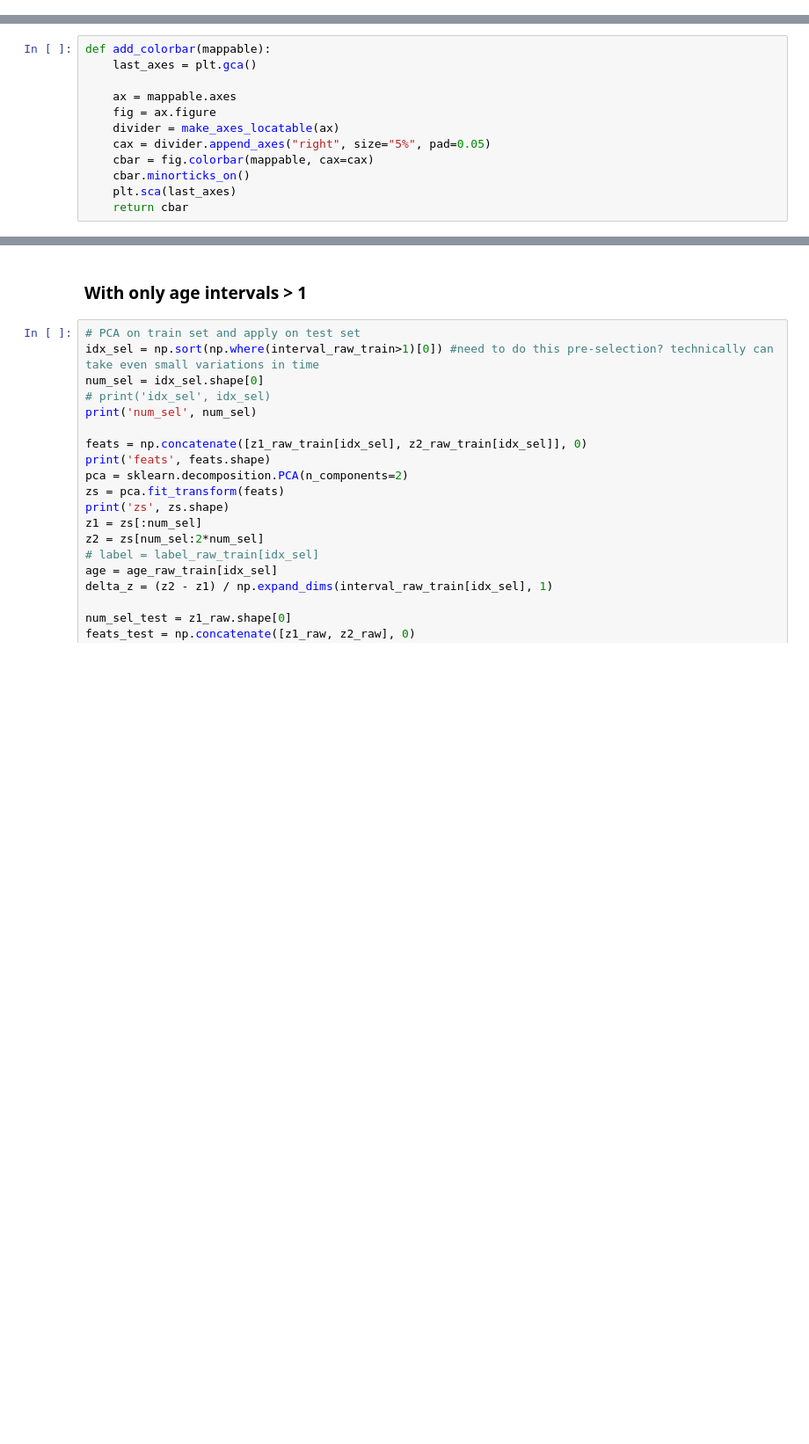
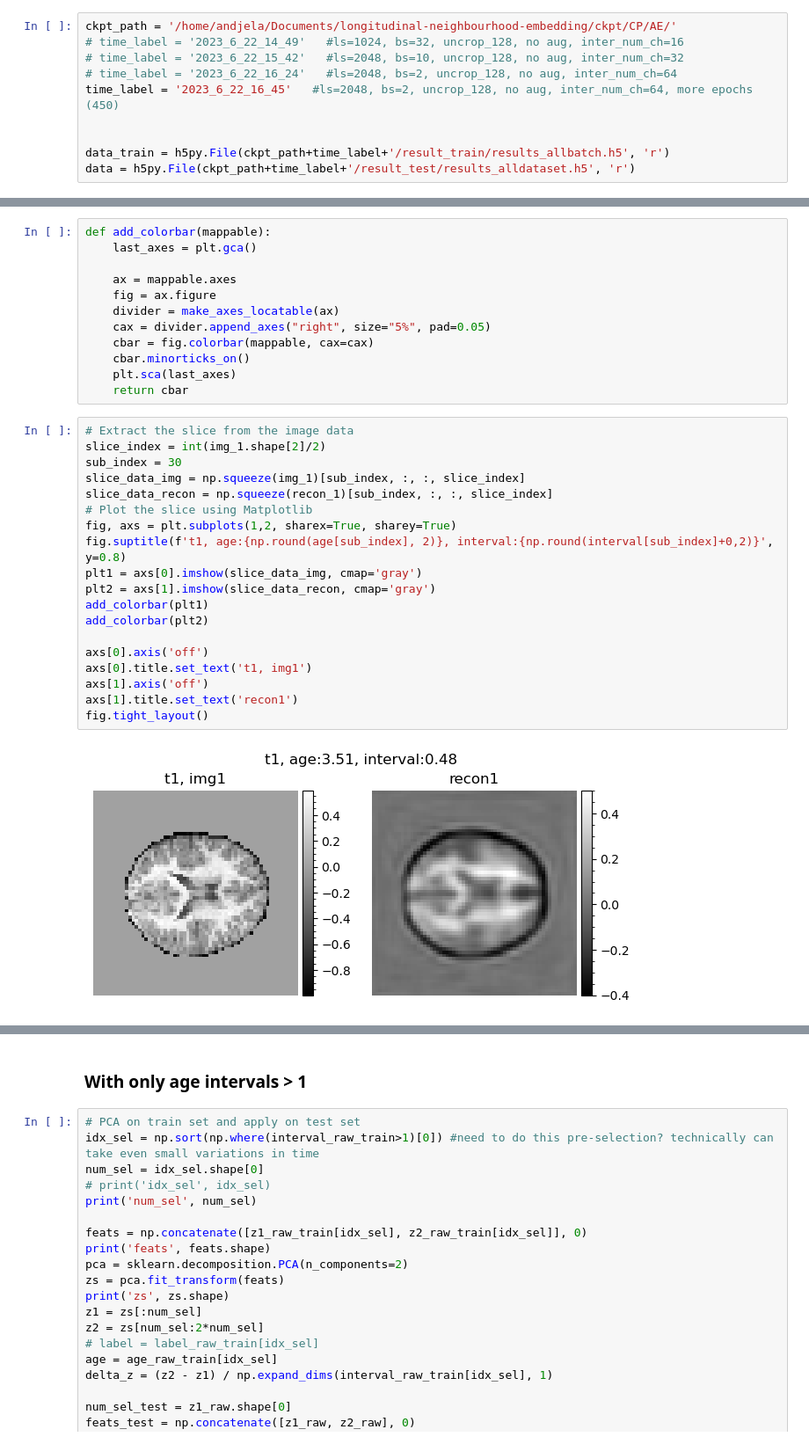
Before and after one commit to Andjelaaaa/longitudinal-neighbourhood-embedding, a Jupyter notebook: src/visualization.ipynb, the cells around one changed output, grey strips where cells are left out. Shown at 88% size. Saved outputs shown, nothing was run; the diff lists cells and outputs as text; blank space fills up the shorter version.

```diff
--- a/src/visualization.ipynb
+++ b/src/visualization.ipynb
@@ -195,3 +181,13 @@ data = h5py.File(ckpt_path+time_label+'/result_test/results_alldataset.h5', 'r')
+# %%
+ckpt_path = '/home/andjela/Documents/longitudinal-neighbourhood-embedding/ckpt/CP/AE/'
+# time_label = '2023_6_22_14_49'   #ls=1024, bs=32, uncrop_128, no aug, inter_num_ch=16
+# time_label = '2023_6_22_15_42'   #ls=2048, bs=10, uncrop_128, no aug, inter_num_ch=32
+# time_label = '2023_6_22_16_24'   #ls=2048, bs=2, uncrop_128, no aug, inter_num_ch=64
+time_label = '2023_6_22_16_45'   #ls=2048, bs=2, uncrop_128, no aug, inter_num_ch=64, more epochs (450)
+
+
+data_train = h5py.File(ckpt_path+time_label+'/result_train/results_allbatch.h5', 'r')
+data = h5py.File(ckpt_path+time_label+'/result_test/results_alldataset.h5', 'r')
 # %%
 print(type(data))
 print(np.array(data))
@@ -235,3 +231,24 @@ def add_colorbar(mappable):
     cbar.minorticks_on()
     plt.sca(last_axes)
     return cbar
+# %%
+# Extract the slice from the image data
+slice_index = int(img_1.shape[2]/2)
+sub_index = 30
+slice_data_img = np.squeeze(img_1)[sub_index, :, :, slice_index]
+slice_data_recon = np.squeeze(recon_1)[sub_index, :, :, slice_index]
+# Plot the slice using Matplotlib
+fig, axs = plt.subplots(1,2, sharex=True, sharey=True)
+fig.suptitle(f't1, age:{np.round(age[sub_index], 2)}, interval:{np.round(interval[sub_index]+0,2)}', y=0.8)
+plt1 = axs[0].imshow(slice_data_img, cmap='gray')
+plt2 = axs[1].imshow(slice_data_recon, cmap='gray')
+add_colorbar(plt1)
+add_colorbar(plt2)
+
+axs[0].axis('off')
+axs[0].title.set_text('t1, img1')
+axs[1].axis('off')
+axs[1].title.set_text('recon1')
+fig.tight_layout()
+# %% [output]
+[figure, added]
```
Also changed, not shown: parts of 22 cells of this notebook, 5 other files.
